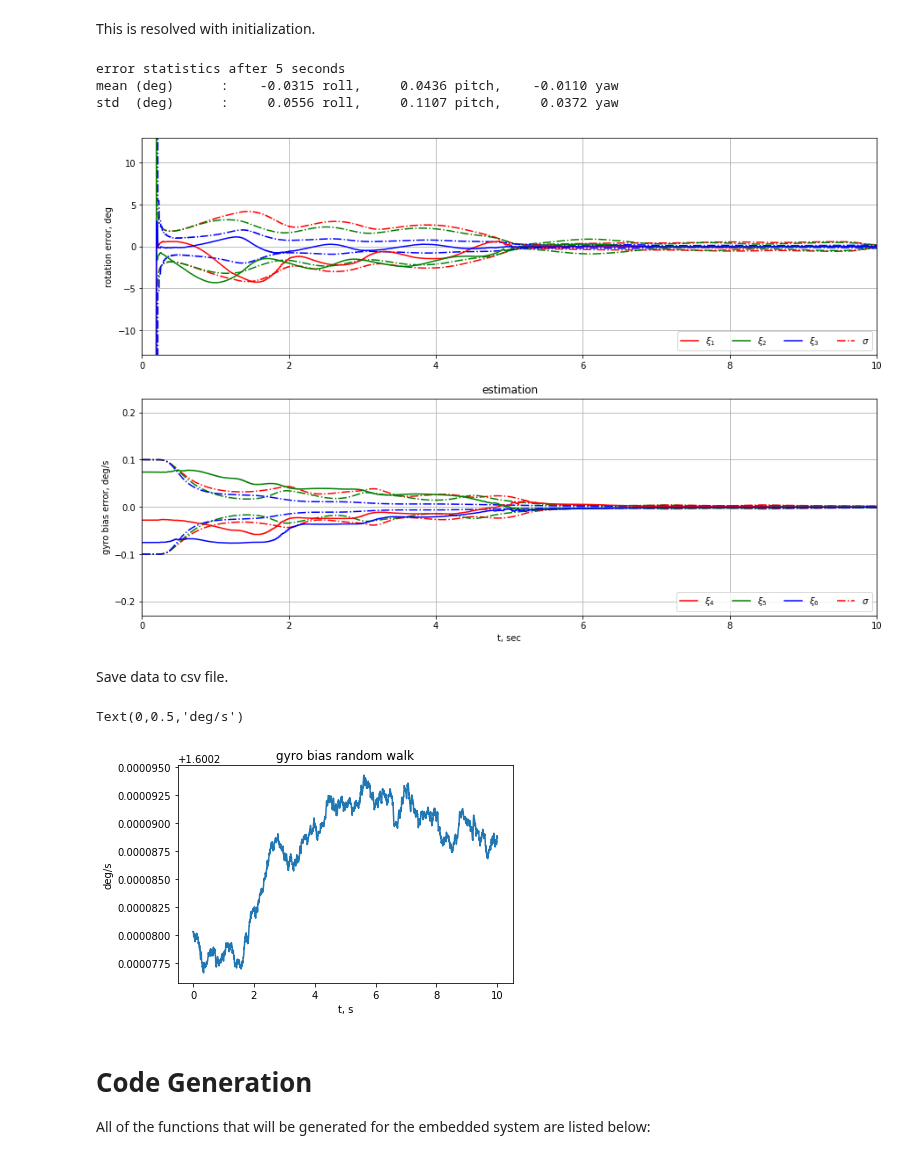
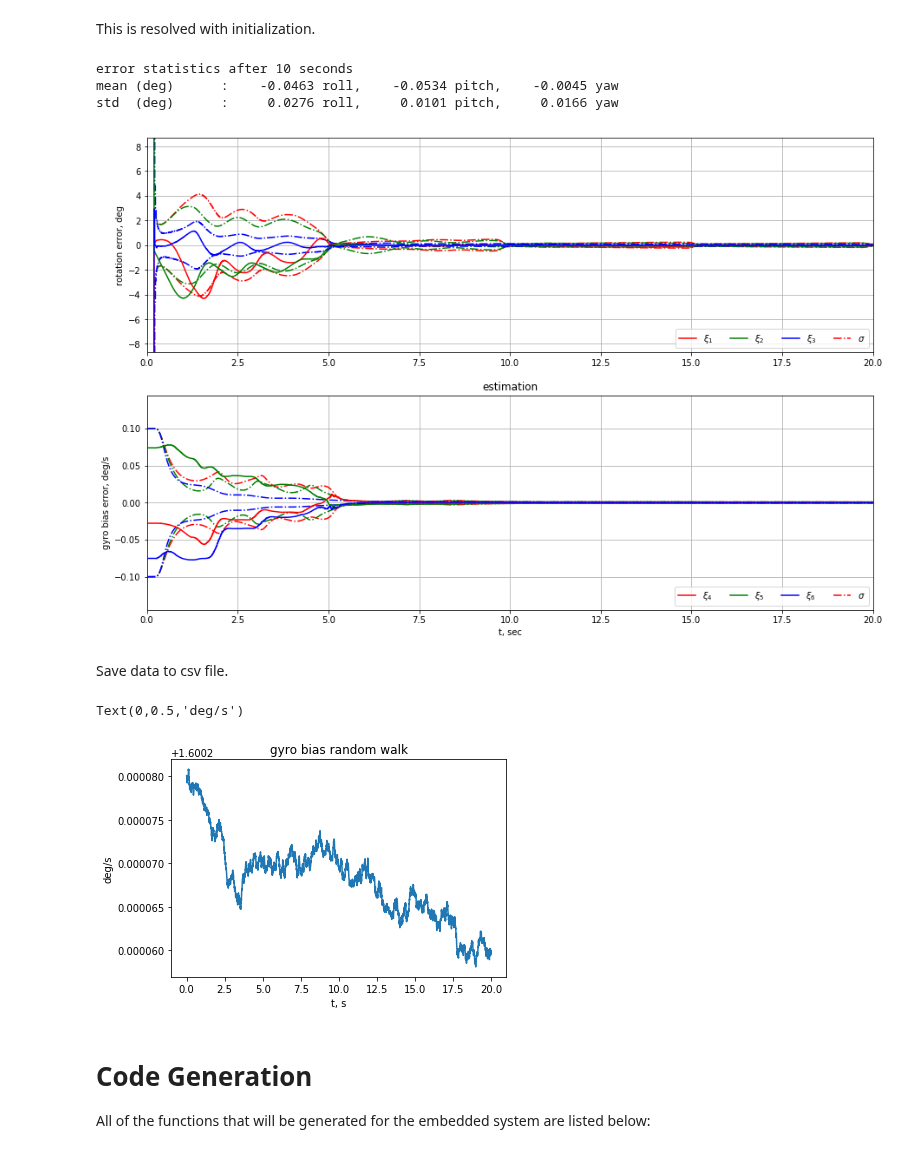
Before and after one commit to CogniPilot/pyecca, a Jupyter notebook: notebooks/AttitudeLGPEKF.ipynb, the cells around one changed output. Drawn from its saved outputs; the diff is of its cells as text; code cells hidden in the pictures.

```diff
--- a/notebooks/AttitudeLGPEKF.ipynb
+++ b/notebooks/AttitudeLGPEKF.ipynb
@@ -888,7 +888,7 @@ sim_params = {
     'max_delay_periods': 10,
 
     # measurement noise
-    'std_accel': 20e-3,  # accel std/dev / accel norm, radians (since used for rotation)
+    'std_accel': 3.5e-3,  # accel std/dev / accel norm, radians (since used for rotation)
     'std_accel_omega': 100e-3,  # increase uncertainty if rotating rapidly, could have centrip. accel, prop. to omega^2
 
     'std_mag': 2.5e-3, # mag std/dev / mag norm, radians (since used for rotation)
@@ -959,15 +959,15 @@ std  (deg)      :    13.1985 roll,    15.5024 pitch,    13.4801 yaw
 # %% [markdown]
 This is resolved with initialization.
 # %%
-sim_params['tf'] = 10
+sim_params['tf'] = 20
 hist = sim(sim_funcs, sim_params, enable_progress=True, do_init=True)
 analyze_hist(hist, sim_params['tf']/2)
 plot_hist(hist, meas=False, att=False)
 # %% [output]
-error statistics after 5 seconds
-mean (deg)      :    -0.0315 roll,     0.0436 pitch,    -0.0110 yaw
-std  (deg)      :     0.0556 roll,     0.1107 pitch,     0.0372 yaw
+error statistics after 10 seconds
+mean (deg)      :    -0.0463 roll,    -0.0534 pitch,    -0.0045 yaw
+std  (deg)      :     0.0276 roll,     0.0101 pitch,     0.0166 yaw
-[figure, old version]
+[figure, new version]
 # %% [markdown]
 Save data to csv file.
 # %%
@@ -990,7 +990,7 @@ plt.xlabel('t, s')
 plt.ylabel('deg/s')
 # %% [output]
 Text(0,0.5,'deg/s')
-[figure, old version]
+[figure, new version]
 # %% [markdown]
 # Code Generation
 
```
Also changed, not shown: parts of 2 cells of this notebook.
